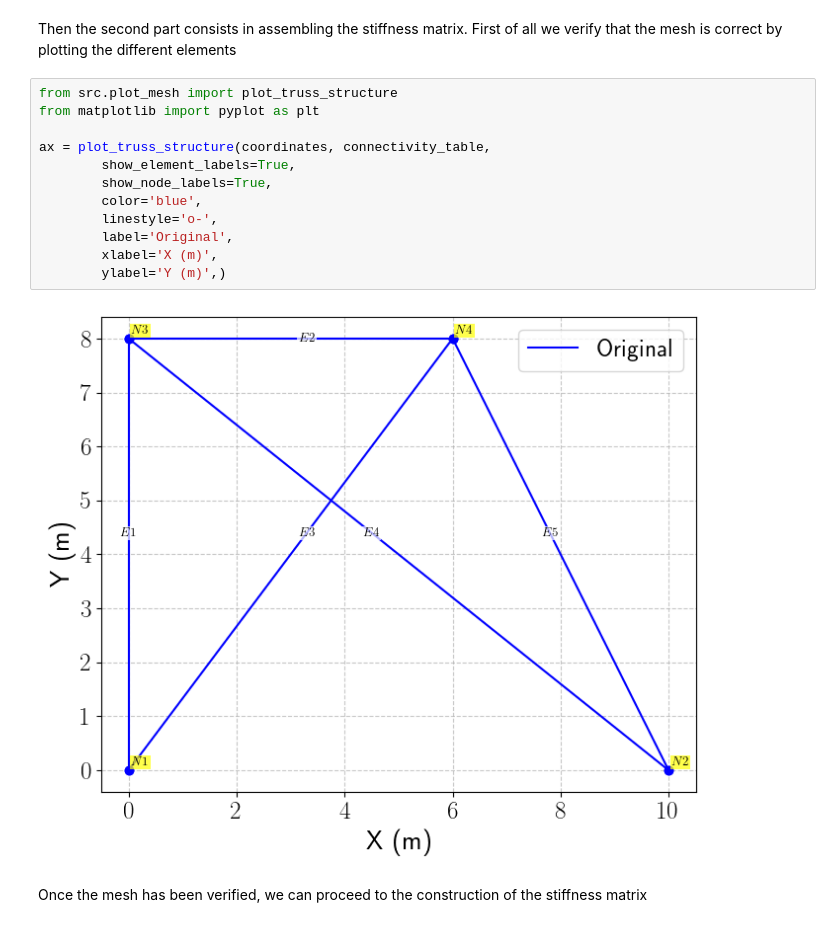
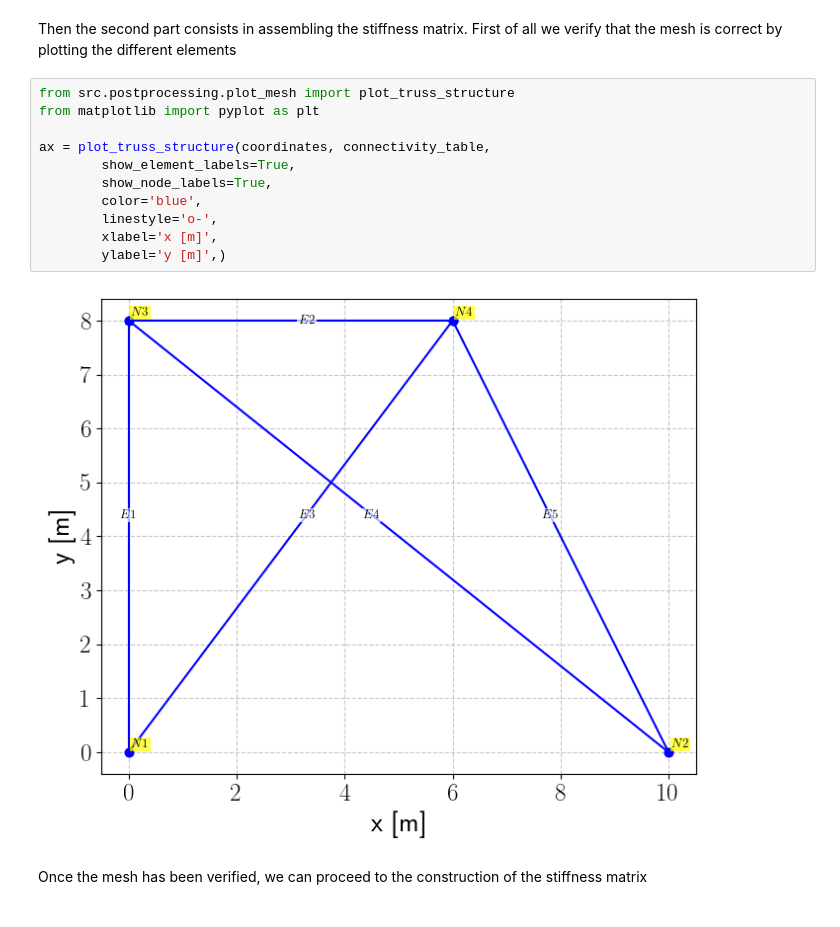
Before and after one commit to a-brugnoli/fea-class-3A, a Jupyter notebook: PC1/truss_example_2/truss_solution.ipynb, the cells around one changed output. Drawn from its saved outputs; the diff is of its cells as text.

```diff
--- a/PC1/truss_example_2/truss_solution.ipynb
+++ b/PC1/truss_example_2/truss_solution.ipynb
@@ -64,18 +64,17 @@ dofs_bcs = [0, 1, 2, 3, 4]
 # %% [markdown]
 Then the second part consists in assembling the stiffness matrix. First of all we verify that the mesh is correct by plotting the different elements
 # %%
-from src.plot_mesh import plot_truss_structure
+from src.postprocessing.plot_mesh import plot_truss_structure
 from matplotlib import pyplot as plt
 
 ax = plot_truss_structure(coordinates, connectivity_table,
         show_element_labels=True,
         show_node_labels=True,
         color='blue',
         linestyle='o-',
-        label='Original',
-        xlabel='X (m)',
-        ylabel='Y (m)',)
+        xlabel='x [m]',
+        ylabel='y [m]',)
 # %% [output]
-[figure, old version]
+[figure, new version]
 # %% [markdown]
 Once the mesh has been verified, we can proceed to the construction of the stiffness matrix
```
Also changed, not shown: parts of 12 cells of this notebook, 13 other files.
